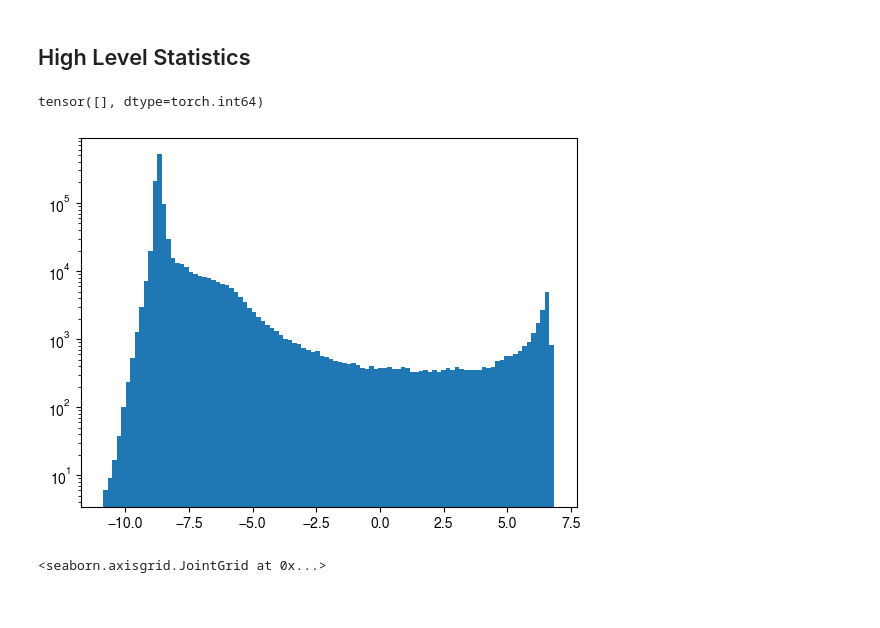
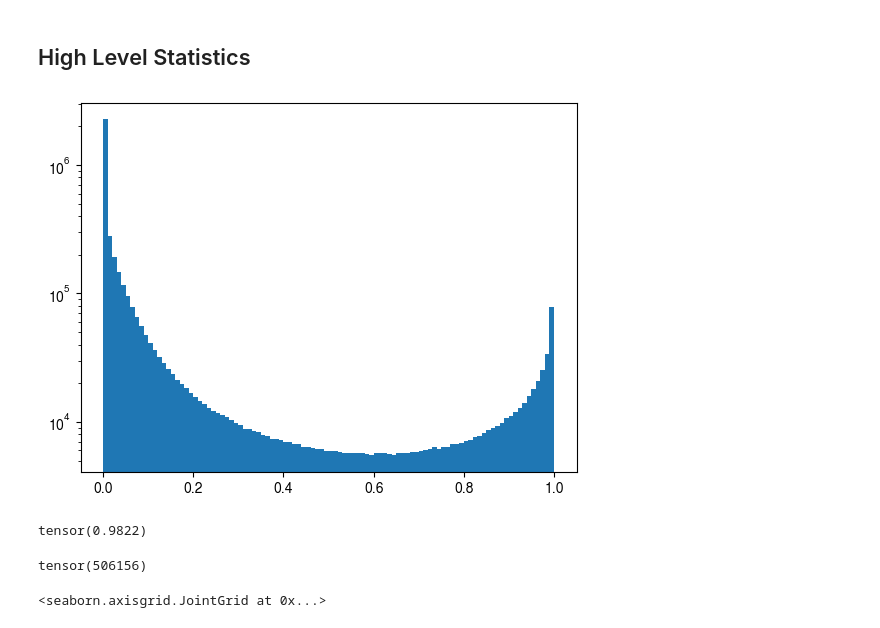
Before and after one commit to GNN4ITkTeam/CommonFramework, a Jupyter notebook: notebooks/visualization.ipynb, the cells around one changed output. Cells and saved outputs as stored; diff of their text form; code cells hidden in the pictures.

```diff
--- a/notebooks/visualization.ipynb
+++ b/notebooks/visualization.ipynb
@@ -26,8 +26,8 @@ import matplotlib
 import matplotlib.pyplot as plt
 import seaborn as sns
 from atlasify import atlasify
-GRAPHS_DIR = "/global/cfs/cdirs/m2616/pmtuan/inferred_data/igcn_14999421_epoch66_redo/testset"
-TRACKS_DIR = "/global/cfs/cdirs/m2616/pmtuan/inferred_data/igcn_14999421_epoch66_redo_track_candidates_0.5/testset"
+GRAPHS_DIR = "/global/cfs/cdirs/m2616/pmtuan/inferred_data/gfilter_13810901_epoch360_redo/testset"
+TRACKS_DIR = "/global/cfs/cdirs/m2616/pmtuan/inferred_data/gfilter_13810901_epoch360_redo/testset"
 # %% [output]
 WARNING:root:FRNN is available
 # %%
@@ -39,20 +39,20 @@ tracks = torch.stack([torch.arange(event.labels.shape[0])[event.labels >= 0], ev
 # %% [markdown]
 ## High Level Statistics
-# %%
-# def select_connected(event, matching_df, track_id):
-graph = event.labels[event.edge_index[:, event.scores > 0.01]]
-graph = graph[:, (graph != -1).all(0) & (graph[0] != graph[1])]
-track_ids = graph[:, (graph == 27973).any(0)].unique()
-track_ids
-# %% [output]
-tensor([], dtype=torch.int64)
 # %%
 fig, ax = plt.subplots()
-ax.hist(event.output, bins = 100)
+ax.hist(event.scores, bins = 100)
 ax.set_yscale("log")
 plt.show()
 # %% [output]
-[figure, old version]
+[figure, new version]
+# %%
+((event.scores > 0.01) & event.y).sum() / event.y.sum()
+# %% [output]
+tensor(0.9822)
+# %%
+(event.scores > 0.5).sum()
+# %% [output]
+tensor(506156)
 # %%
 def get_dfs(event):
     edge_mask = torch.rand(event.edge_index.shape[1]) >= 0.
```
Also changed, not shown: parts of 9 cells of this notebook, 3 other files.
